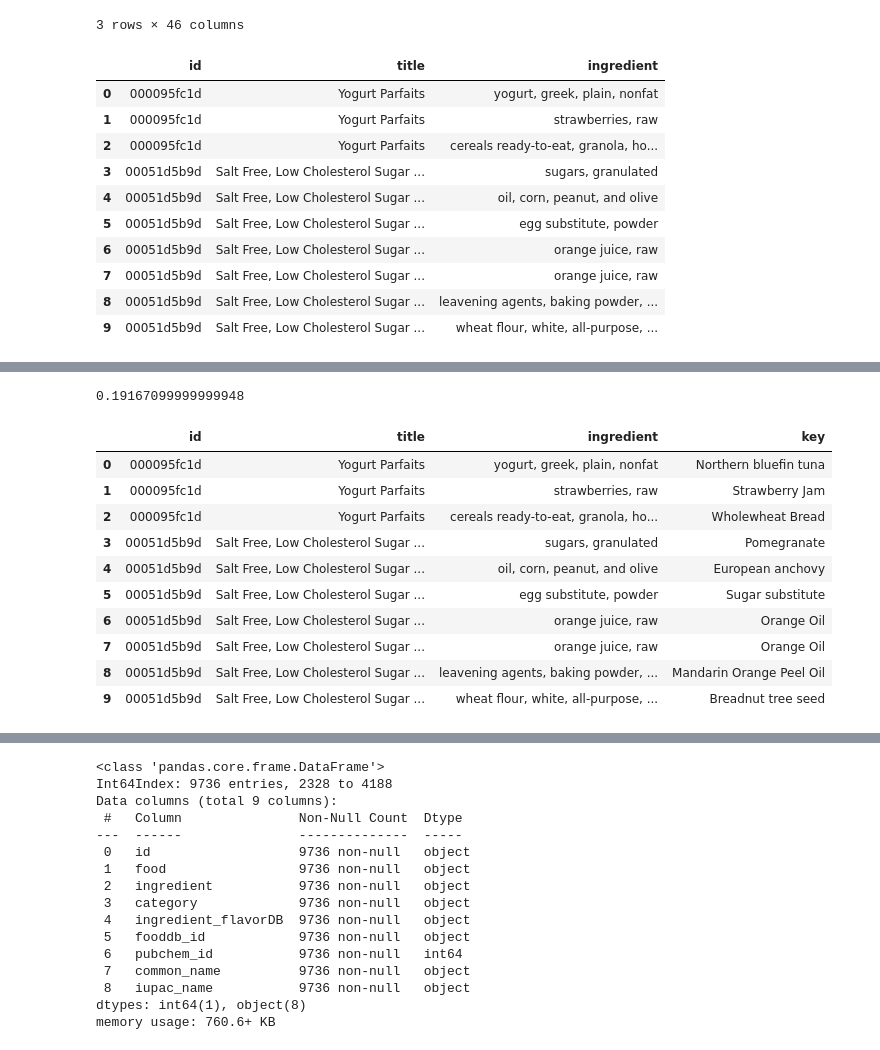
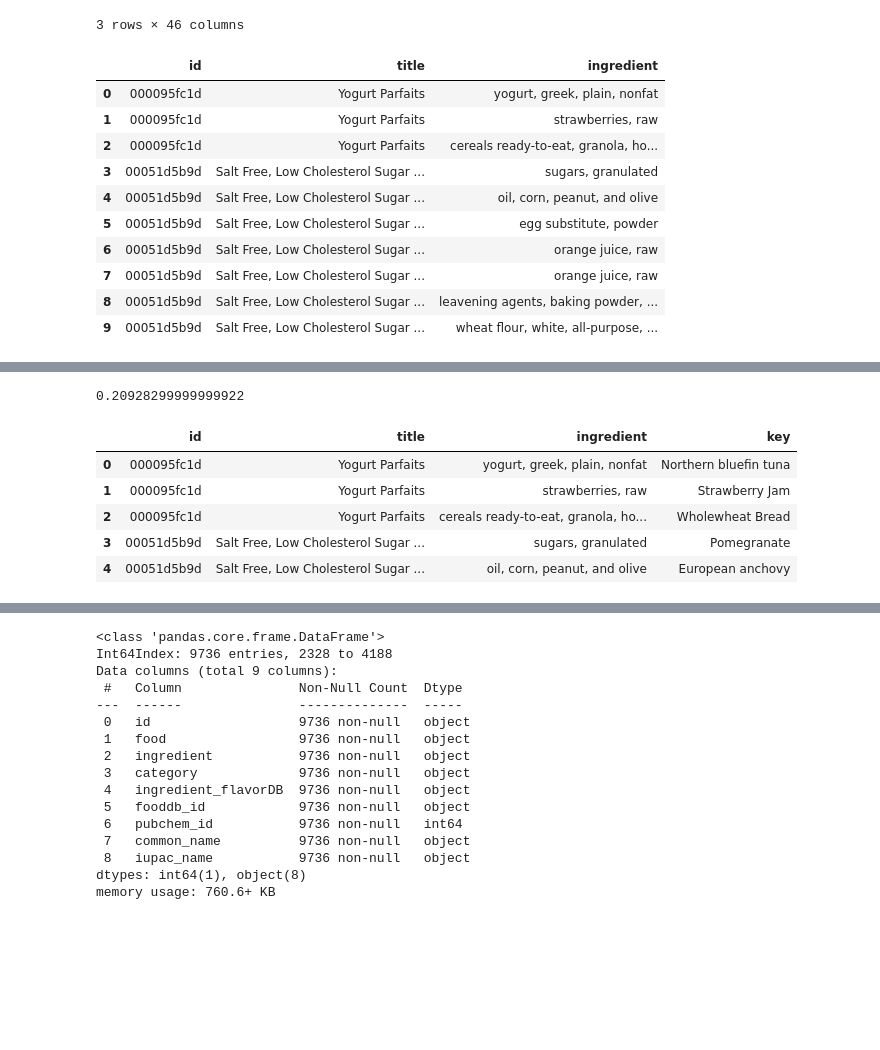
Before and after one commit to jhwaffles/cse6242-team58-project, a Jupyter notebook: data_prep/data_prep.ipynb, the cells around one changed output, grey strips where cells are left out. Drawn from its saved outputs; the diff is of its cells as text; code cells hidden in the pictures; blank space fills up the shorter version.

```diff
--- a/data_prep/data_prep.ipynb
+++ b/data_prep/data_prep.ipynb
@@ -56,23 +56,25 @@ flatten_flavor_df.iloc[0:3,:]
 3 rows × 46 columns
 # %%
 ## flatten ingredients from nested array
+partition = 200
 flatten_food_df = flatten(food_path, ["ingredients"], ["id", "title"])
-flatten_food_df = flatten_food_df.iloc[0:200, :] # partition to a small subset for testing
+flatten_food_df = flatten_food_df.iloc[0:partition, :] # partition to a small subset for testing
+
+## re-order the column header and rename ingredient
+flatten_food_df = flatten_food_df[["id", "title", "text"]]
+flatten_food_df = flatten_food_df.rename(columns = {"text": "ingredient"})
-# %%
-## re-order the column header and rename ingredient
-flatten_food_df = flatten_food_df[["id", "title", "text"]]
-flatten_food_df = flatten_food_df.rename(columns = {"text": "ingredient"})
-flatten_food_df.iloc[0:10, :]
-# %% [output]
-|  | id | title | ingredient |
-| 0 | 000095fc1d | Yogurt Parfaits | yogurt, greek, plain, nonfat |
-| 1 | 000095fc1d | Yogurt Parfaits | strawberries, raw |
-| 2 | 000095fc1d | Yogurt Parfaits | cereals ready-to-eat, granola, ho... |
-| 3 | 00051d5b9d | Salt Free, Low Cholesterol Sugar ... | sugars, granulated |
-| 4 | 00051d5b9d | Salt Free, Low Cholesterol Sugar ... | oil, corn, peanut, and olive |
-| 5 | 00051d5b9d | Salt Free, Low Cholesterol Sugar ... | egg substitute, powder |
-| 6 | 00051d5b9d | Salt Free, Low Cholesterol Sugar ... | orange juice, raw |
-| 7 | 00051d5b9d | Salt Free, Low Cholesterol Sugar ... | orange juice, raw |
-| 8 | 00051d5b9d | Salt Free, Low Cholesterol Sugar ... | leavening agents, baking powder, ... |
-| 9 | 00051d5b9d | Salt Free, Low Cholesterol Sugar ... | wheat flour, white, all-purpose, ... |
+# %%
+flatten_food_df.iloc[0:10, :]
+# %% [output]
+|  | id | title | ingredient |
+| 0 | 000095fc1d | Yogurt Parfaits | yogurt, greek, plain, nonfat |
+| 1 | 000095fc1d | Yogurt Parfaits | strawberries, raw |
+| 2 | 000095fc1d | Yogurt Parfaits | cereals ready-to-eat, granola, ho... |
+| 3 | 00051d5b9d | Salt Free, Low Cholesterol Sugar ... | sugars, granulated |
+| 4 | 00051d5b9d | Salt Free, Low Cholesterol Sugar ... | oil, corn, peanut, and olive |
+| 5 | 00051d5b9d | Salt Free, Low Cholesterol Sugar ... | egg substitute, powder |
+| 6 | 00051d5b9d | Salt Free, Low Cholesterol Sugar ... | orange juice, raw |
+| 7 | 00051d5b9d | Salt Free, Low Cholesterol Sugar ... | orange juice, raw |
+| 8 | 00051d5b9d | Salt Free, Low Cholesterol Sugar ... | leavening agents, baking powder, ... |
+| 9 | 00051d5b9d | Salt Free, Low Cholesterol Sugar ... | wheat flour, white, all-purpose, ... |
 # %%
@@ -104,18 +107,15 @@ start = time.process_time()
 flatten_food_df['key']=flatten_food_df['ingredient'].apply(lambda x : min(ingredients, key=lambda i : lev(x, i)))
 duration = time.process_time() - start
 print(duration)
-flatten_food_df.iloc[0:10, :]
 # %% [output]
-0.19167099999999948
+0.20928299999999922
-|  | id | title | ingredient | key |
-| 0 | 000095fc1d | Yogurt Parfaits | yogurt, greek, plain, nonfat | Northern bluefin tuna |
-| 1 | 000095fc1d | Yogurt Parfaits | strawberries, raw | Strawberry Jam |
-| 2 | 000095fc1d | Yogurt Parfaits | cereals ready-to-eat, granola, ho... | Wholewheat Bread |
-| 3 | 00051d5b9d | Salt Free, Low Cholesterol Sugar ... | sugars, granulated | Pomegranate |
-| 4 | 00051d5b9d | Salt Free, Low Cholesterol Sugar ... | oil, corn, peanut, and olive | European anchovy |
-| 5 | 00051d5b9d | Salt Free, Low Cholesterol Sugar ... | egg substitute, powder | Sugar substitute |
-| 6 | 00051d5b9d | Salt Free, Low Cholesterol Sugar ... | orange juice, raw | Orange Oil |
-| 7 | 00051d5b9d | Salt Free, Low Cholesterol Sugar ... | orange juice, raw | Orange Oil |
-| 8 | 00051d5b9d | Salt Free, Low Cholesterol Sugar ... | leavening agents, baking powder, ... | Mandarin Orange Peel Oil |
-| 9 | 00051d5b9d | Salt Free, Low Cholesterol Sugar ... | wheat flour, white, all-purpose, ... | Breadnut tree seed |
+# %%
+flatten_food_df.iloc[0:5, :]
+# %% [output]
+|  | id | title | ingredient | key |
+| 0 | 000095fc1d | Yogurt Parfaits | yogurt, greek, plain, nonfat | Northern bluefin tuna |
+| 1 | 000095fc1d | Yogurt Parfaits | strawberries, raw | Strawberry Jam |
+| 2 | 000095fc1d | Yogurt Parfaits | cereals ready-to-eat, granola, ho... | Wholewheat Bread |
+| 3 | 00051d5b9d | Salt Free, Low Cholesterol Sugar ... | sugars, granulated | Pomegranate |
+| 4 | 00051d5b9d | Salt Free, Low Cholesterol Sugar ... | oil, corn, peanut, and olive | European anchovy |
 # %%
```
Also changed, not shown: parts of 19 cells of this notebook, 1 other file.
